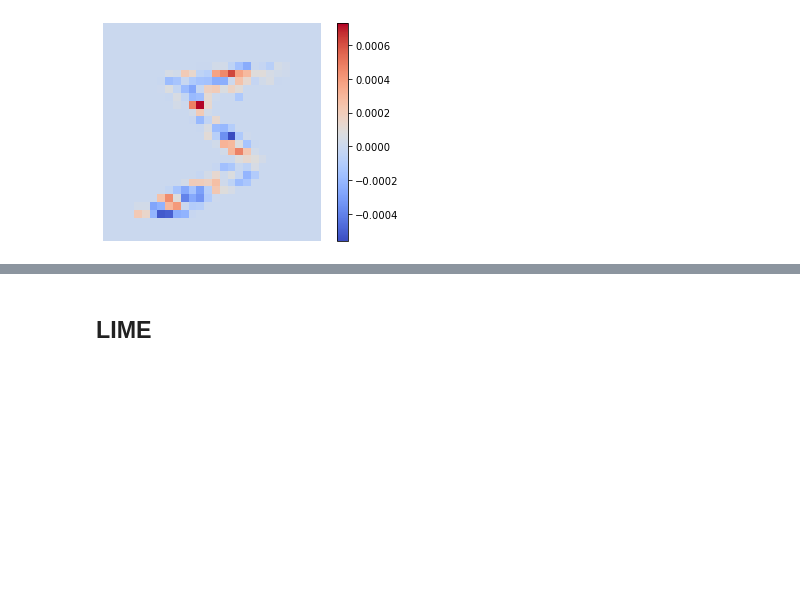
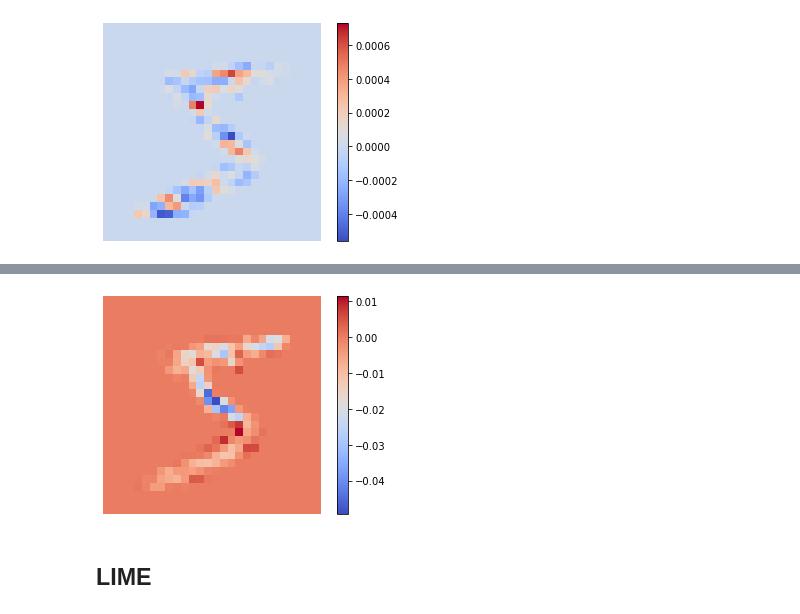
Before and after one commit to kdd-lab/XAI-Lib, a Jupyter notebook: Images_Usage_Examples.ipynb, the cells around one changed output, grey strips where cells are left out. Drawn from its saved outputs; the diff is of its cells as text; code cells hidden in the pictures; blank space fills up the shorter version.

Commit message:
Pytorch Intgrad Integration

```diff
--- a/Images_Usage_Examples.ipynb
+++ b/Images_Usage_Examples.ipynb
@@ -57,3 +130,25 @@ plt.axis('off');
+# %%
+from xailib.explainers.intgrad_explainer import PT_IntgradImageExplainer
+
+# 1) Create the Explainer
+ig = PT_IntgradImageExplainer(MNIST_CNN)
+
+# 2) Fit the Explainer
+ig.fit()
+
+# 3) Preprocessing Function
+def preprocessing(image):
+    return image/255
+
+# 4) Explain an Instance
+image = torch.tensor(MNIST_x_data_train[0,:].reshape(1,1,28,28),dtype=torch.float32)
+scores = ig.explain(image, None, 'black', preprocessing)
+
+plt.imshow(scores,cmap='coolwarm')
+plt.colorbar()
+plt.axis('off');
+# %% [output]
+[figure, added]
 # %% [markdown]
 ## LIME
 # %%
```
Also changed, not shown: parts of 12 cells of this notebook, 2 other files.
